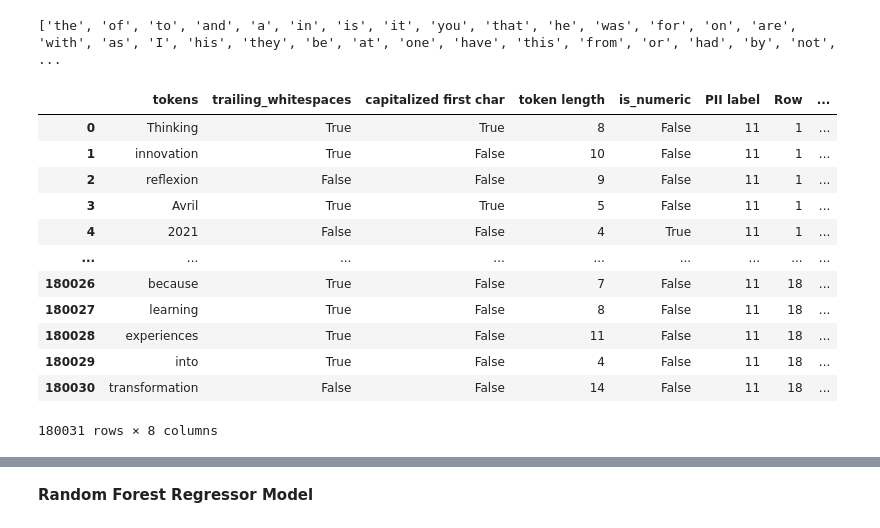
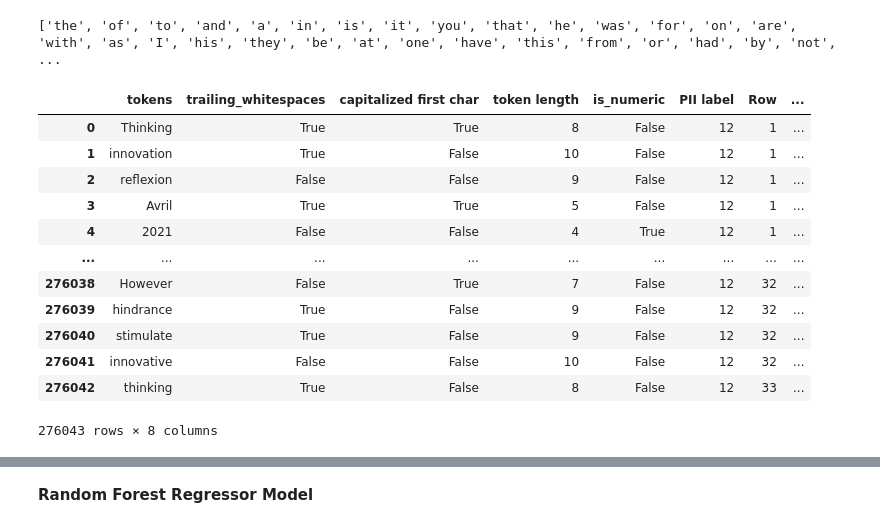
Before and after one commit to vik01/PII-data-detection, a Jupyter notebook: Model 2 - RandomForestRegression/RandomForestRegressorModel.ipynb, the cells around one changed output, grey strips where cells are left out. Drawn from its saved outputs; the diff is of its cells as text; code cells hidden in the pictures.

```diff
--- a/Model 2 - RandomForestRegression/RandomForestRegressorModel.ipynb
+++ b/Model 2 - RandomForestRegression/RandomForestRegressorModel.ipynb
@@ -17,16 +18,17 @@ file.close()
 pii_number_encoding = {
     'B-EMAIL': 0,
     'B-ID_NUM': 1,
-    'B-NAME_STUDENT': 2,
-    'B-PHONE_NUM': 3,
-    'B-STREET_ADDRESS': 4,
-    'B-URL_PERSONAL': 5,
-    'B-USERNAME': 6,
-    'I-NAME_STUDENT': 7,
-    'I-PHONE_NUM': 8,
-    'I-STREET_ADDRESS': 9,
-    'I-URL_PERSONAL': 10,
-    'O': 11
+    'I-ID_NUM': 2,
+    'B-NAME_STUDENT': 3,
+    'B-PHONE_NUM': 4,
+    'B-STREET_ADDRESS': 5,
+    'B-URL_PERSONAL': 6,
+    'B-USERNAME': 7,
+    'I-NAME_STUDENT': 8,
+    'I-PHONE_NUM': 9,
+    'I-STREET_ADDRESS': 10,
+    'I-URL_PERSONAL': 11,
+    'O': 12
 }
 # %%
 # Got the txt file from here: https://gist.github.com/deekayen/4148741
@@ -177,20 +177,19 @@ def engineer_data_for_model(data):
     return raw_df
 # %%
 # Get the training data and get rid of some unneeded number values
-data = engineer_data_for_model(raw_data[0:1000])
-# data = engineer_data_for_model(raw_data)
+data = engineer_data_for_model(raw_data)
 data
 # %% [output]
 |  | tokens | trailing_whitespaces | capitalized first char | token length | is_numeric | PII label | Row | ... |
-| 0 | Thinking | True | True | 8 | False | 11 | 1 | ... |
-| 1 | innovation | True | False | 10 | False | 11 | 1 | ... |
-| 2 | reflexion | False | False | 9 | False | 11 | 1 | ... |
-| 3 | Avril | True | True | 5 | False | 11 | 1 | ... |
-| 4 | 2021 | False | False | 4 | True | 11 | 1 | ... |
+| 0 | Thinking | True | True | 8 | False | 12 | 1 | ... |
+| 1 | innovation | True | False | 10 | False | 12 | 1 | ... |
+| 2 | reflexion | False | False | 9 | False | 12 | 1 | ... |
+| 3 | Avril | True | True | 5 | False | 12 | 1 | ... |
+| 4 | 2021 | False | False | 4 | True | 12 | 1 | ... |
 | ... | ... | ... | ... | ... | ... | ... | ... | ... |
-| 180026 | because | True | False | 7 | False | 11 | 18 | ... |
-| 180027 | learning | True | False | 8 | False | 11 | 18 | ... |
-| 180028 | experiences | True | False | 11 | False | 11 | 18 | ... |
-| 180029 | into | True | False | 4 | False | 11 | 18 | ... |
-| 180030 | transformation | False | False | 14 | False | 11 | 18 | ... |
+| 276038 | However | False | True | 7 | False | 12 | 32 | ... |
+| 276039 | hindrance | True | False | 9 | False | 12 | 32 | ... |
+| 276040 | stimulate | True | False | 9 | False | 12 | 32 | ... |
+| 276041 | innovative | False | False | 10 | False | 12 | 32 | ... |
+| 276042 | thinking | True | False | 8 | False | 12 | 33 | ... |
-180031 rows × 8 columns
+276043 rows × 8 columns
```
Also changed, not shown: parts of 14 cells of this notebook, 1 other file.
